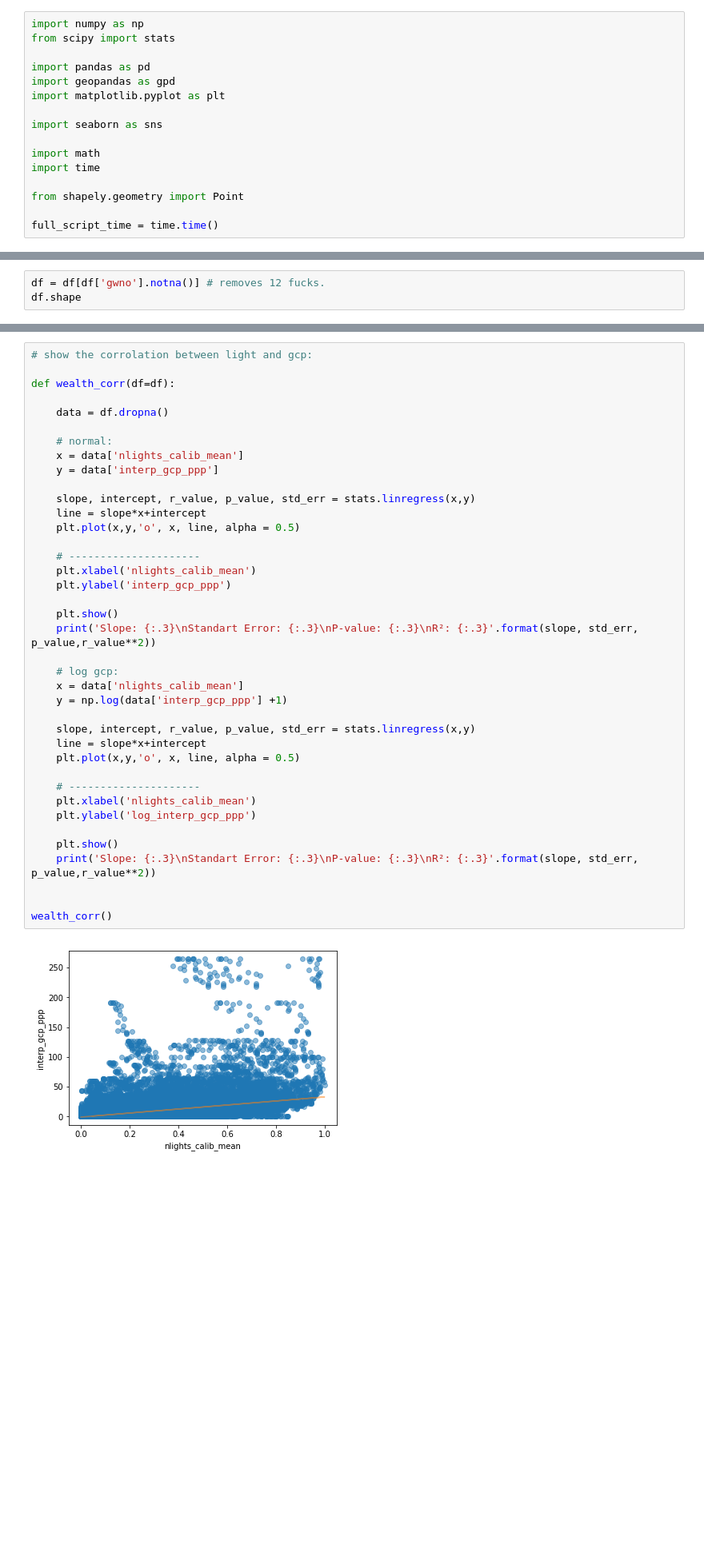
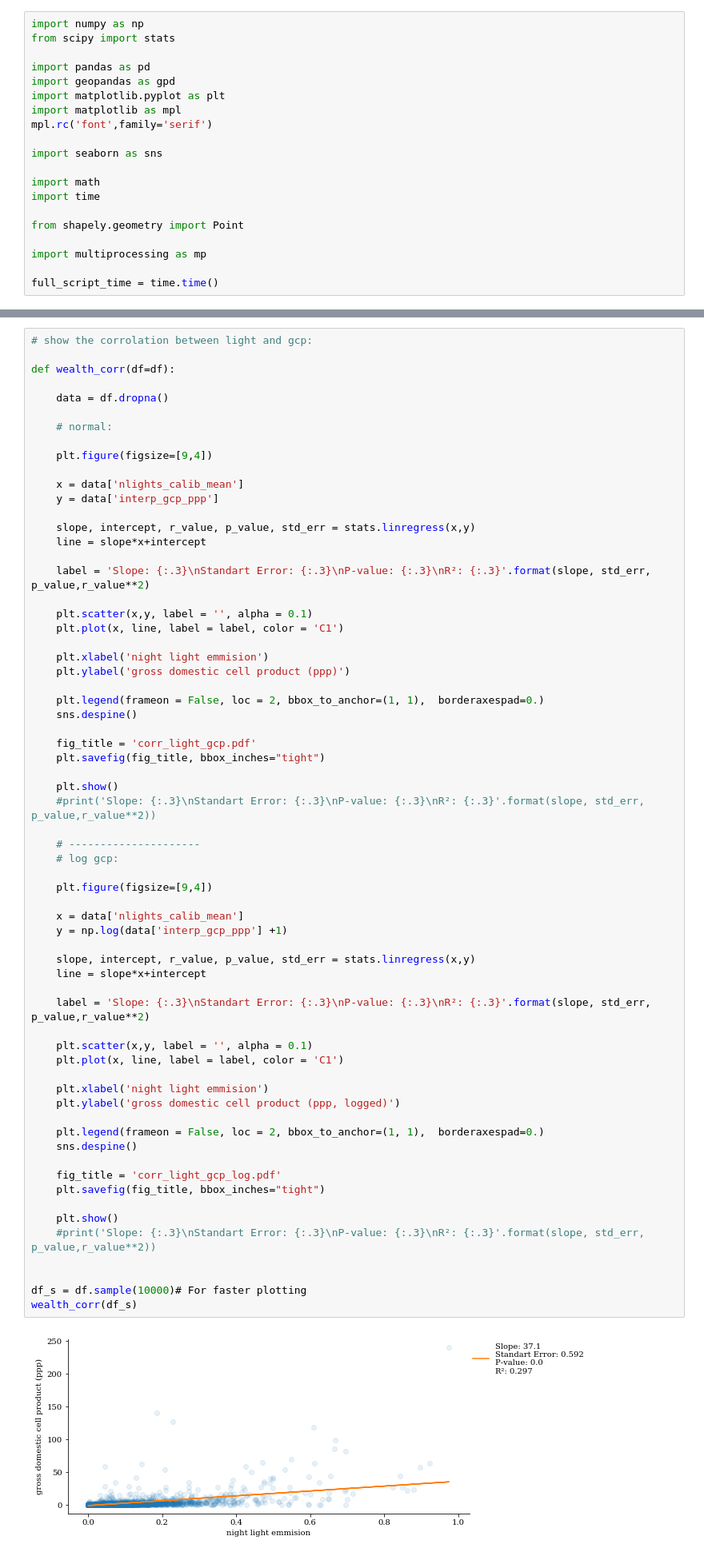
Before and after one commit to Polichinel/Conflict_Prediction, a Jupyter notebook: Feature_eng.ipynb, the cells around one changed output, grey strips where cells are left out. Shown at 80% size. Saved outputs shown, nothing was run; the diff lists cells and outputs as text; blank space fills up the shorter version.

```diff
--- a/Feature_eng.ipynb
+++ b/Feature_eng.ipynb
@@ -7,6 +5,8 @@ from scipy import stats
 import pandas as pd
 import geopandas as gpd
 import matplotlib.pyplot as plt
+import matplotlib as mpl
+mpl.rc('font',family='serif')
 
 import seaborn as sns
 
@@ -15,4 +15,6 @@ import time
 
 from shapely.geometry import Point
 
+import multiprocessing as mp
+
 full_script_time = time.time()
@@ -122,4 +122 @@ seconds it took load and handle data: 4.044646263122559
 (1361166, 21)
-# %%
-df = df[df['gwno'].notna()] # removes 12 fucks.
-df.shape
@@ -376,41 +306,67 @@ Mean kan vel også bruges som et relative mål for landet i forhold til andre la
 # %%
 # show the corrolation between light and gcp:
 
 def wealth_corr(df=df):
 
     data = df.dropna()
 
     # normal:
+
+    plt.figure(figsize=[9,4])
+
     x = data['nlights_calib_mean']
     y = data['interp_gcp_ppp']
 
     slope, intercept, r_value, p_value, std_err = stats.linregress(x,y)
     line = slope*x+intercept
-    plt.plot(x,y,'o', x, line, alpha = 0.5)
+
+    label = 'Slope: {:.3}\nStandart Error: {:.3}\nP-value: {:.3}\nR²: {:.3}'.format(slope, std_err, p_value,r_value**2)
+
+    plt.scatter(x,y, label = '', alpha = 0.1)
+    plt.plot(x, line, label = label, color = 'C1')
+
+    plt.xlabel('night light emmision')
+    plt.ylabel('gross domestic cell product (ppp)')
+
+    plt.legend(frameon = False, loc = 2, bbox_to_anchor=(1, 1),  borderaxespad=0.)
+    sns.despine()
+
+    fig_title = 'corr_light_gcp.pdf'
+    plt.savefig(fig_title, bbox_inches="tight")
+
+    plt.show()
+    #print('Slope: {:.3}\nStandart Error: {:.3}\nP-value: {:.3}\nR²: {:.3}'.format(slope, std_err, p_value,r_value**2))
 
     # ---------------------
-    plt.xlabel('nlights_calib_mean')
-    plt.ylabel('interp_gcp_ppp')
+    # log gcp:
 
-    plt.show()
-    print('Slope: {:.3}\nStandart Error: {:.3}\nP-value: {:.3}\nR²: {:.3}'.format(slope, std_err, p_value,r_value**2))
+    plt.figure(figsize=[9,4])
 
-    # log gcp:
     x = data['nlights_calib_mean']
     y = np.log(data['interp_gcp_ppp'] +1)
 
     slope, intercept, r_value, p_value, std_err = stats.linregress(x,y)
     line = slope*x+intercept
-    plt.plot(x,y,'o', x, line, alpha = 0.5)
 
-    # ---------------------
-    plt.xlabel('nlights_calib_mean')
-    plt.ylabel('log_interp_gcp_ppp')
+    label = 'Slope: {:.3}\nStandart Error: {:.3}\nP-value: {:.3}\nR²: {:.3}'.format(slope, std_err, p_value,r_value**2)
+
+    plt.scatter(x,y, label = '', alpha = 0.1)
+    plt.plot(x, line, label = label, color = 'C1')
+
+    plt.xlabel('night light emmision')
+    plt.ylabel('gross domestic cell product (ppp, logged)')
+
+    plt.legend(frameon = False, loc = 2, bbox_to_anchor=(1, 1),  borderaxespad=0.)
+    sns.despine()
+
+    fig_title = 'corr_light_gcp_log.pdf'
+    plt.savefig(fig_title, bbox_inches="tight")
 
     plt.show()
-    print('Slope: {:.3}\nStandart Error: {:.3}\nP-value: {:.3}\nR²: {:.3}'.format(slope, std_err, p_value,r_value**2))
+    #print('Slope: {:.3}\nStandart Error: {:.3}\nP-value: {:.3}\nR²: {:.3}'.format(slope, std_err, p_value,r_value**2))
 
 
-wealth_corr()
+df_s = df.sample(10000)# For faster plotting
+wealth_corr(df_s)
 # %% [output]
-[figure, old version]
+[figure, new version]
```
Also changed, not shown: parts of 42 cells of this notebook.
